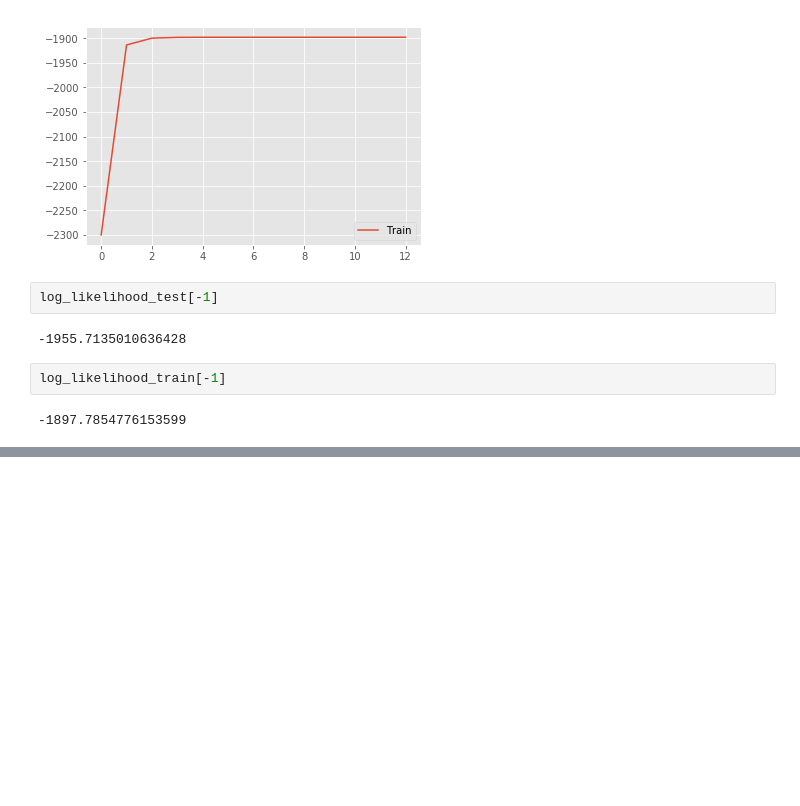
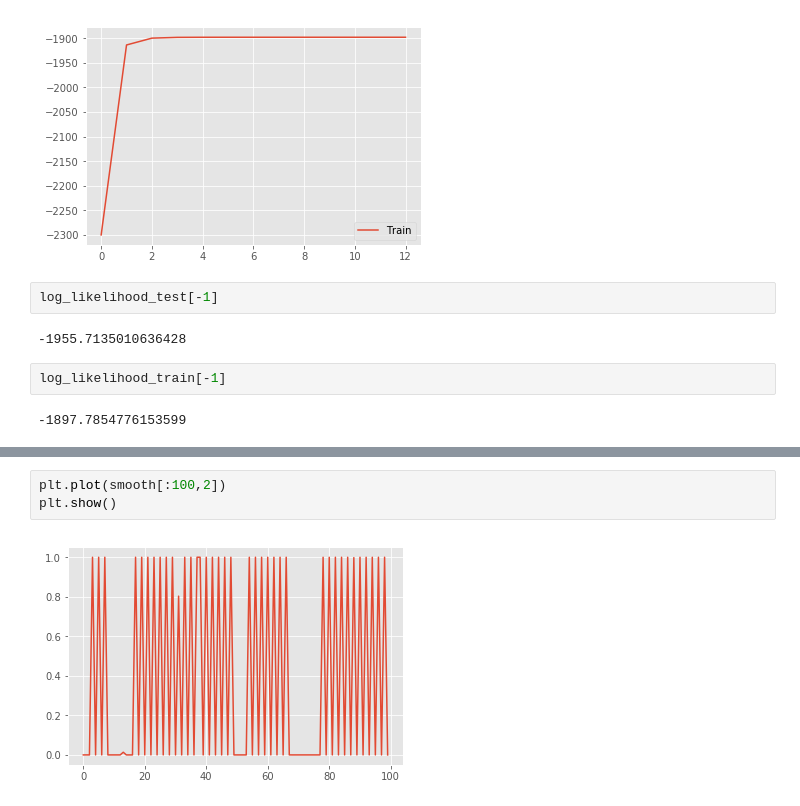
Before and after one commit to YoucefZemmouri/Graphical_Model_HMK3, a Jupyter notebook: Main_TROUSSARD_ZEMMOURI.ipynb, the cells around one changed output, grey strips where cells are left out. Cells and saved outputs as stored; diff of their text form; blank space fills up the shorter version.

```diff
--- a/Main_TROUSSARD_ZEMMOURI.ipynb
+++ b/Main_TROUSSARD_ZEMMOURI.ipynb
@@ -81,0 +143,5 @@ log_likelihood_train[-1]
+# %%
+plt.plot(smooth[:100,2])
+plt.show()
+# %% [output]
+[figure, added]
```
Also changed, not shown: parts of 14 cells of this notebook, 1 other file.
